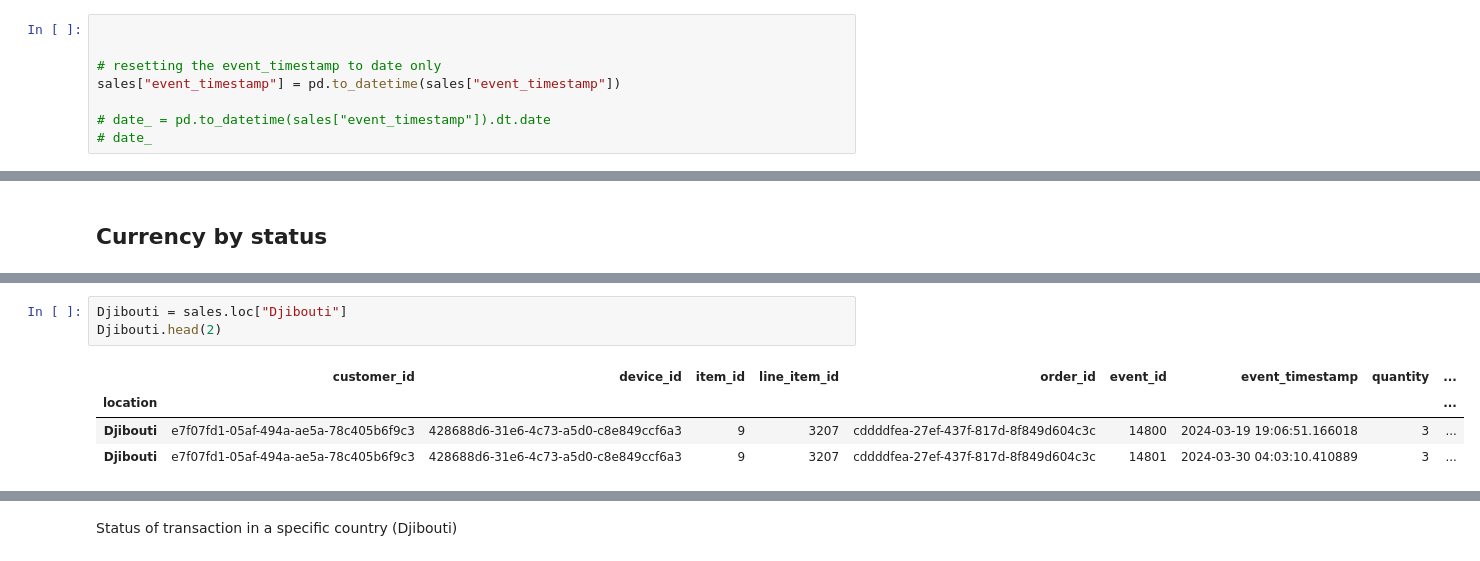
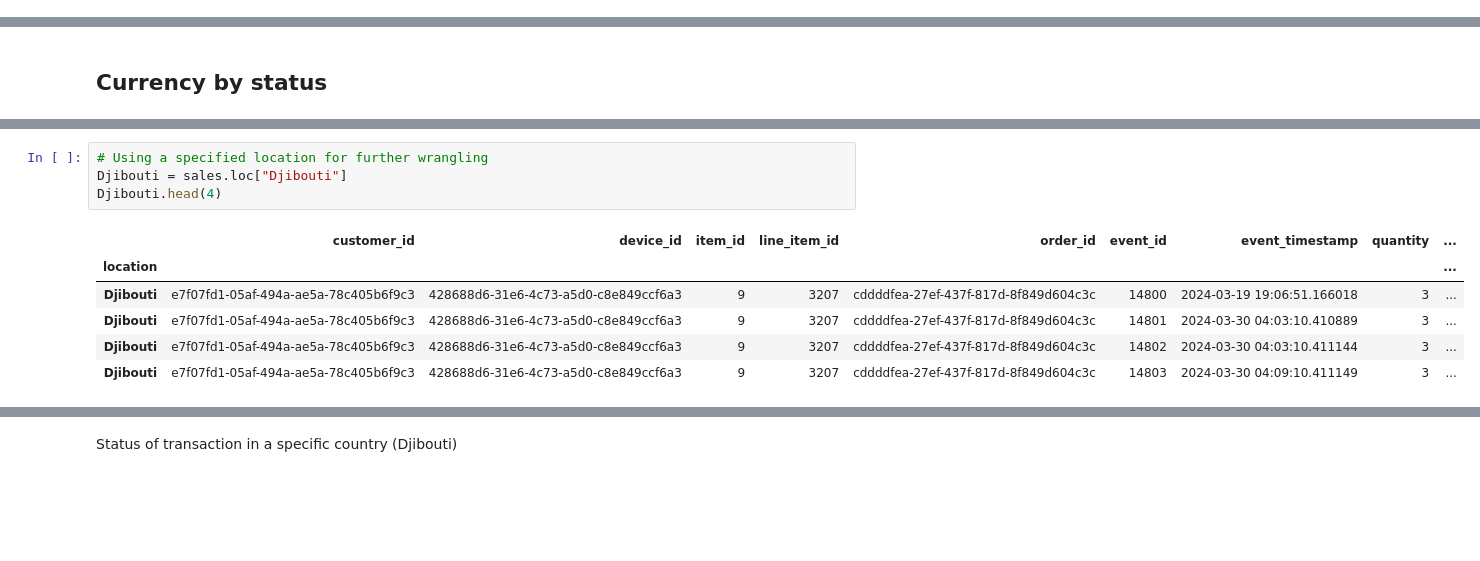
Before and after one commit to DuoDduo/AI-fellowship-module-2, a Jupyter notebook: Tasks/Task15/task_15.ipynb, the cells around one changed output, grey strips where cells are left out. Drawn from its saved outputs; the diff is of its cells as text; blank space fills up the shorter version.

```diff
--- a/Tasks/Task15/task_15.ipynb
+++ b/Tasks/Task15/task_15.ipynb
@@ -396,8 +336,0 @@ sales[sales['customer_id'] == "cda7bec0-7cbf-4145-baf9-e049bab94504"]
-# %%
-
-
-# resetting the event_timestamp to date only
-sales["event_timestamp"] = pd.to_datetime(sales["event_timestamp"])
-
-# date_ = pd.to_datetime(sales["event_timestamp"]).dt.date
-# date_
@@ -569,8 +625,11 @@ currency_by_status
 # %%
+# Using a specified location for further wrangling
 Djibouti = sales.loc["Djibouti"]
-Djibouti.head(2)
+Djibouti.head(4)
 # %% [output]
 |  | customer_id | device_id | item_id | line_item_id | order_id | event_id | event_timestamp | quantity | ... |
 | location |  |  |  |  |  |  |  |  | ... |
 | Djibouti | e7f07fd1-05af-494a-ae5a-78c405b6f9c3 | 428688d6-31e6-4c73-a5d0-c8e849ccf6a3 | 9 | 3207 | cddddfea-27ef-437f-817d-8f849d604c3c | 14800 | 2024-03-19 19:06:51.166018 | 3 | ... |
 | Djibouti | e7f07fd1-05af-494a-ae5a-78c405b6f9c3 | 428688d6-31e6-4c73-a5d0-c8e849ccf6a3 | 9 | 3207 | cddddfea-27ef-437f-817d-8f849d604c3c | 14801 | 2024-03-30 04:03:10.410889 | 3 | ... |
+| Djibouti | e7f07fd1-05af-494a-ae5a-78c405b6f9c3 | 428688d6-31e6-4c73-a5d0-c8e849ccf6a3 | 9 | 3207 | cddddfea-27ef-437f-817d-8f849d604c3c | 14802 | 2024-03-30 04:03:10.411144 | 3 | ... |
+| Djibouti | e7f07fd1-05af-494a-ae5a-78c405b6f9c3 | 428688d6-31e6-4c73-a5d0-c8e849ccf6a3 | 9 | 3207 | cddddfea-27ef-437f-817d-8f849d604c3c | 14803 | 2024-03-30 04:09:10.411149 | 3 | ... |
```
Also changed, not shown: parts of 95 cells of this notebook, 2 other files.
